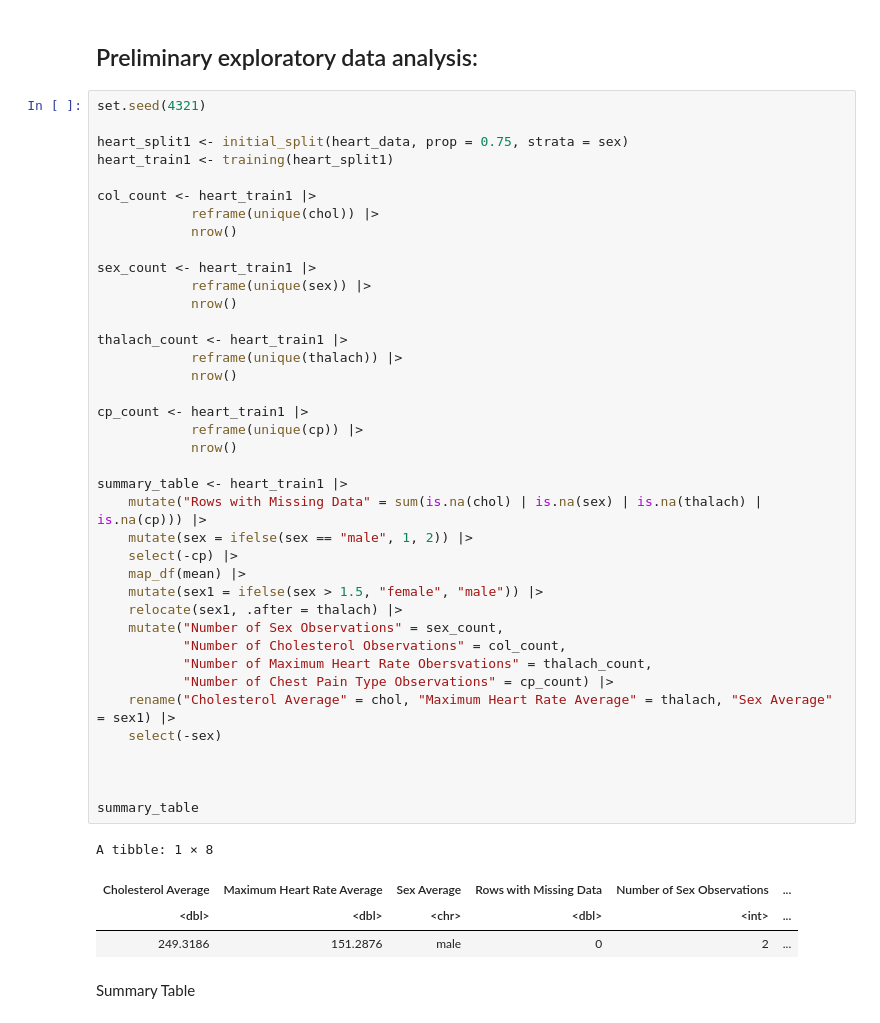
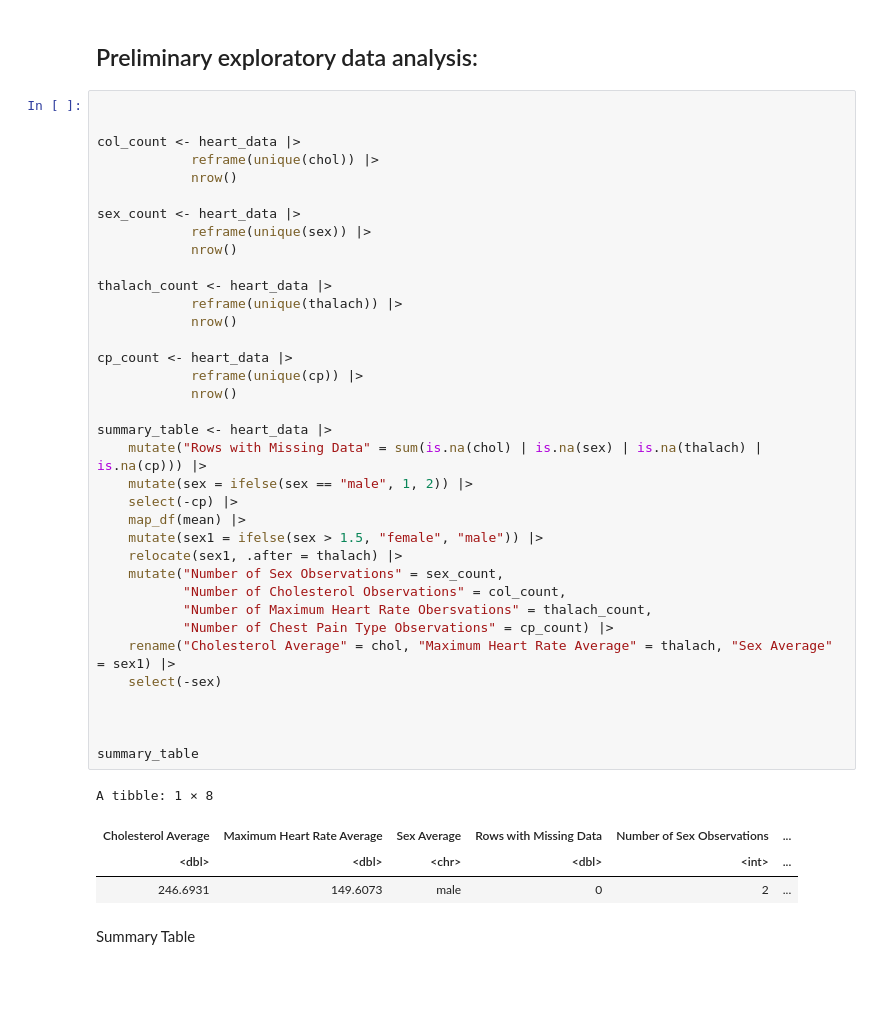
Before and after one commit to Skylertana/dsci-100-006-project-group2, a Jupyter notebook: localrepo.ipynb, the cells around one changed output. Saved outputs shown, nothing was run; the diff lists cells and outputs as text; blank space fills up the shorter version.

Commit message:
Data Analysis

```diff
--- a/localrepo.ipynb
+++ b/localrepo.ipynb
@@ -76,49 +76,46 @@ Tibble showing preview of selected columns of heart_data
 # %% [markdown]
 ## Preliminary exploratory data analysis:
 # %%
-set.seed(4321)
 
-heart_split1 <- initial_split(heart_data, prop = 0.75, strata = sex)
-heart_train1 <- training(heart_split1)
 
-col_count <- heart_train1 |>
+col_count <- heart_data |>
             reframe(unique(chol)) |>
             nrow()
 
-sex_count <- heart_train1 |>
+sex_count <- heart_data |>
             reframe(unique(sex)) |>
             nrow()
 
-thalach_count <- heart_train1 |>
+thalach_count <- heart_data |>
             reframe(unique(thalach)) |>
             nrow()
 
-cp_count <- heart_train1 |>
+cp_count <- heart_data |>
             reframe(unique(cp)) |>
             nrow()
 
-summary_table <- heart_train1 |>
+summary_table <- heart_data |>
     mutate("Rows with Missing Data" = sum(is.na(chol) | is.na(sex) | is.na(thalach) | is.na(cp))) |>
     mutate(sex = ifelse(sex == "male", 1, 2)) |>
     select(-cp) |>
     map_df(mean) |>
     mutate(sex1 = ifelse(sex > 1.5, "female", "male")) |>
     relocate(sex1, .after = thalach) |>
     mutate("Number of Sex Observations" = sex_count,
            "Number of Cholesterol Observations" = col_count,
            "Number of Maximum Heart Rate Obersvations" = thalach_count,
            "Number of Chest Pain Type Observations" = cp_count) |>
     rename("Cholesterol Average" = chol, "Maximum Heart Rate Average" = thalach, "Sex Average" = sex1) |>
     select(-sex)
 
 
 
 summary_table
 # %% [output]
 A tibble: 1 × 8
 | Cholesterol Average | Maximum Heart Rate Average | Sex Average | Rows with Missing Data | Number of Sex Observations | ... |
 | <dbl> | <dbl> | <chr> | <dbl> | <int> | ... |
-| 249.3186 | 151.2876 | male | 0 | 2 | ... |
+| 246.6931 | 149.6073 | male | 0 | 2 | ... |
 # %% [markdown]
 Summary Table
 # %% [markdown]
```
Also changed, not shown: parts of 3 cells of this notebook.
